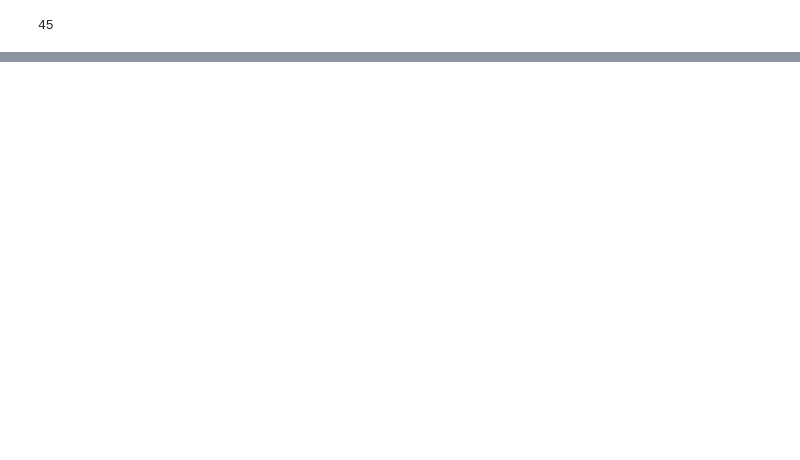
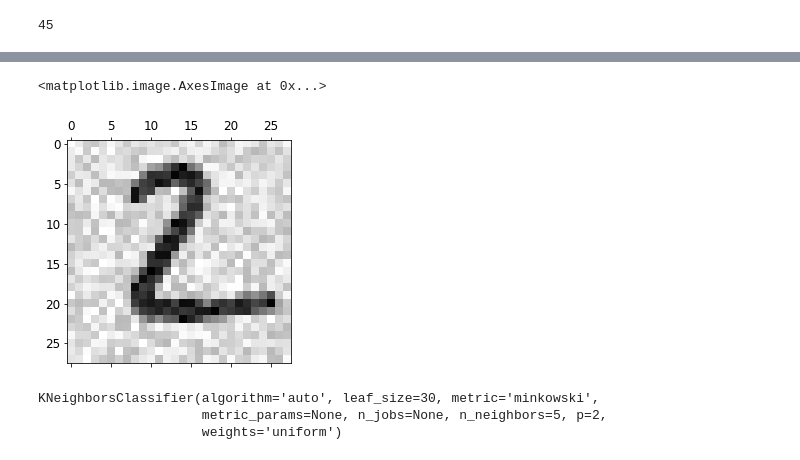
Before and after one commit to ERSSLE/machine_learning, a Jupyter notebook: chapter_03_fire.ipynb, the cells around one changed output, grey strips where cells are left out. Drawn from its saved outputs; the diff is of its cells as text; code cells hidden in the pictures; blank space fills up the shorter version.

```diff
--- a/chapter_03_fire.ipynb
+++ b/chapter_03_fire.ipynb
@@ -299,0 +323,19 @@ plt.matshow(norm_con_mx_forest,cmap='gray')
+# %%
+noise1 = np.random.randint(0,100,(len(X_train),784))
+noise2 = np.random.randint(0,100,(len(X_test),784))
+# %%
+X_train_mod = X_train + noise1
+X_test_mod = X_test + noise2
+y_train_mod = X_train
+y_test = X_test
+# %%
+plt.matshow(X_test_mod[1,:].reshape(28,28),cmap='binary')
+# %% [output]
+<matplotlib.image.AxesImage at 0x...>
+[figure, added]
+# %%
+knn_clf.fit(X_train_mod,y_train_mod)
+# %% [output]
+KNeighborsClassifier(algorithm='auto', leaf_size=30, metric='minkowski',
+                     metric_params=None, n_jobs=None, n_neighbors=5, p=2,
+                     weights='uniform')
```
Also changed, not shown: parts of 35 cells of this notebook, 1 other file.
